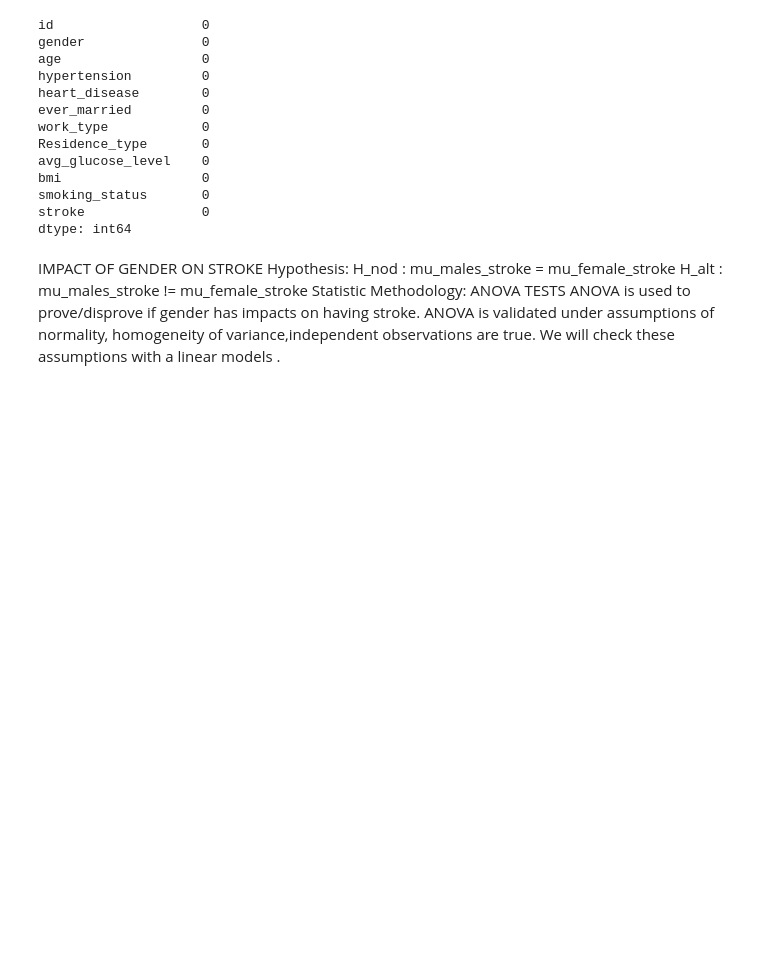
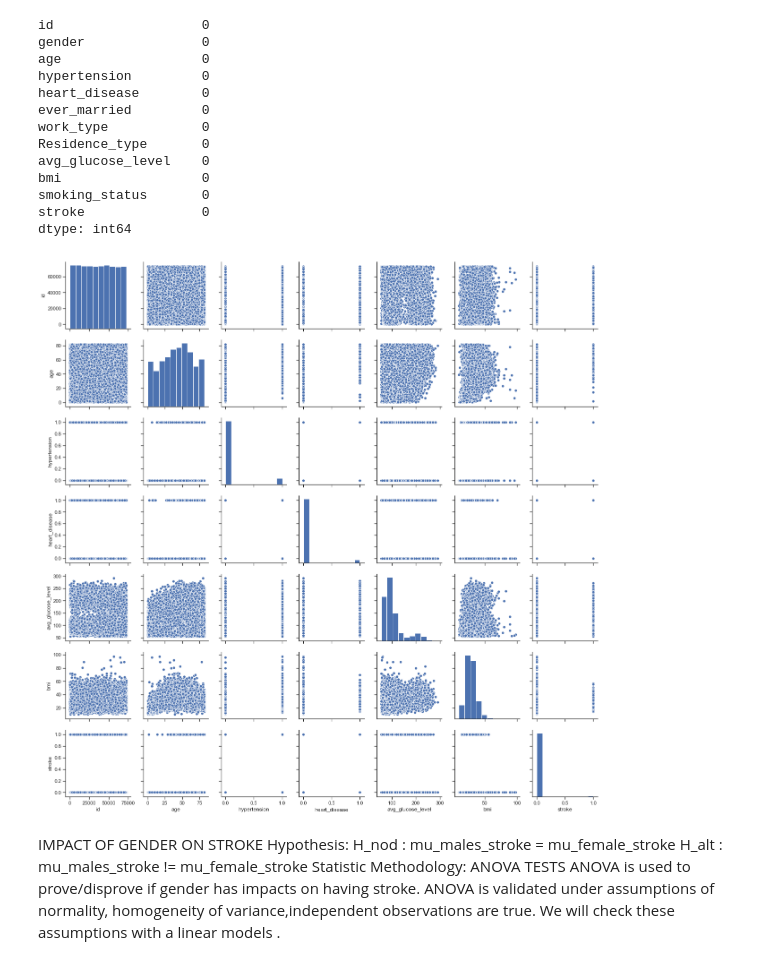
Before and after one commit to ThoaShook/ds-mod3-project, a Jupyter notebook: Thoa_Work0801.ipynb, the cells around one changed output. Saved outputs shown, nothing was run; the diff lists cells and outputs as text; code cells hidden in the pictures; blank space fills up the shorter version.

```diff
--- a/Thoa_Work0801.ipynb
+++ b/Thoa_Work0801.ipynb
@@ -115,3 +115,8 @@ df = df[df.gender !='Other']
+# %%
+sns.set(style="ticks", color_codes=True)
+g = sns.pairplot(df)
+# %% [output]
+[figure, added]
 # %% [markdown]
 IMPACT OF GENDER ON STROKE
 Hypothesis:
```
Also changed, not shown: parts of 1 cell of this notebook.
